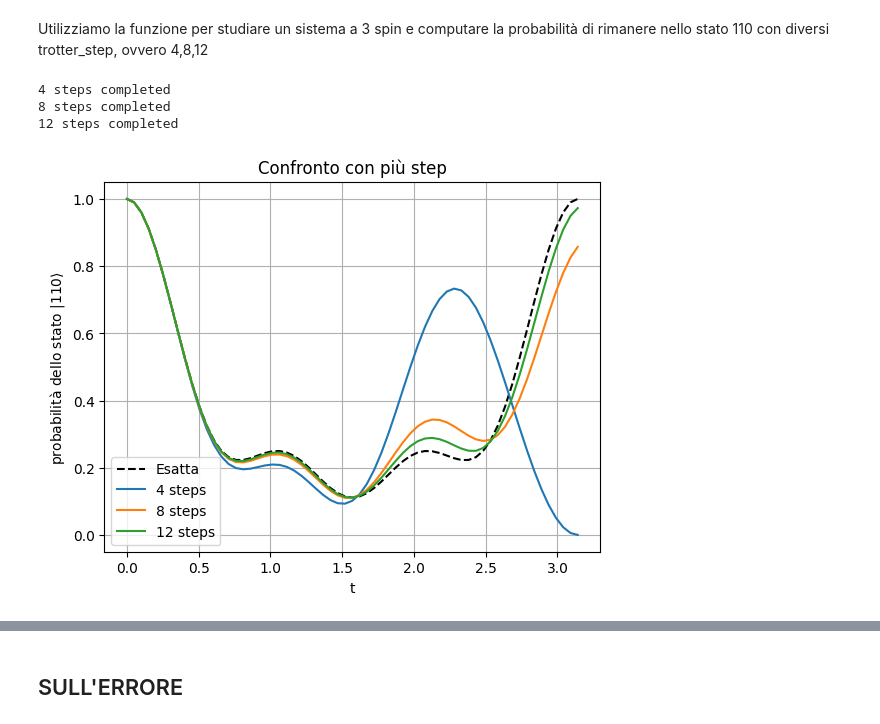
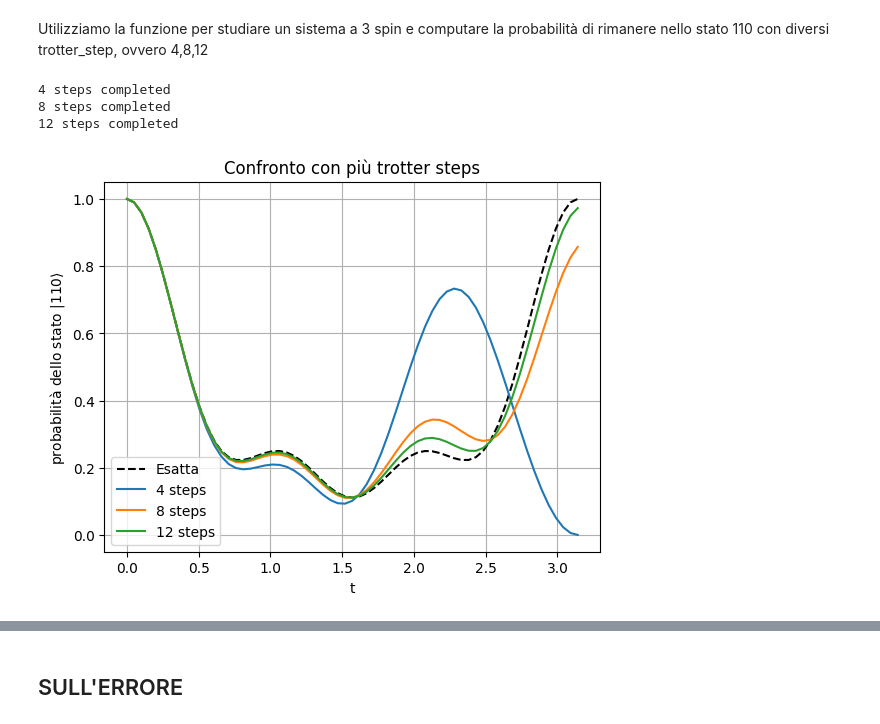
Before and after one commit to qismib/TETrIs, a Jupyter notebook: notebooks/first_exercise.ipynb, the cells around one changed output, grey strips where cells are left out. Saved outputs shown, nothing was run; the diff lists cells and outputs as text; code cells hidden in the pictures.

```diff
--- a/notebooks/first_exercise.ipynb
+++ b/notebooks/first_exercise.ipynb
@@ -224,7 +224,7 @@ QiskitRuntimeService.save_account(channel="ibm_quantum", token="982082508a1c98ca
 
 service = QiskitRuntimeService()
 fake_backend = FakeMontrealV2()
-pm = generate_preset_pass_manager(optimization_level=0)
+pm = generate_preset_pass_manager(optimization_level=0, backend = fake_backend)
 estimator = BackendEstimator(backend = fake_backend)
 
 #vogliamo misurare |10><10|, dunque ci serve |0><0| e |1><1|.
@@ -378,35 +378,35 @@ for n in probs_110_trott.keys():
 
         trott_steps = Heisenberg_Trotter(num_spins=3,trotter_steps=n,t=sim_t)
 
         qc = qc.compose(trott_steps)
 
 
         isa_circuit = pm.run(qc)
         isa_observable = prj.apply_layout(isa_circuit.layout)
         trotter_result = exact_estimator.run([(isa_circuit, isa_observable)]).result()
         trotter_value = trotter_result[0].data.evs
         probs_110_trott[n].append(trotter_value.mean().real)
         #print(trotter_value.mean().real)
 
     print(str(n)+" steps completed")
 
 
 #plottiamo
 plt.plot(ts, probs_110,linestyle="dashed",color="black",label="Esatta")
 for (i,n) in enumerate(probs_110_trott.keys()):
     plt.plot(ts, probs_110_trott[n],color="C"+str(i),label=str(n)+" steps")
 plt.xlabel('t')
 plt.ylabel(r'probabilità dello stato $|110\rangle$')
-plt.title(r'Confronto con più step')
+plt.title(r'Confronto con più trotter steps')
 plt.legend()
 plt.grid()
 plt.savefig('../png/110_steps.png')
 plt.show()
 # %% [output]
 4 steps completed
 8 steps completed
 12 steps completed
-[figure, old version]
+[figure, new version]
 # %%
 probs_110_trott = {4:[],8:[],12:[]}
 initial_state = Statevector.from_label('011').data
```
Also changed, not shown: parts of 4 cells of this notebook, 4 other files.
